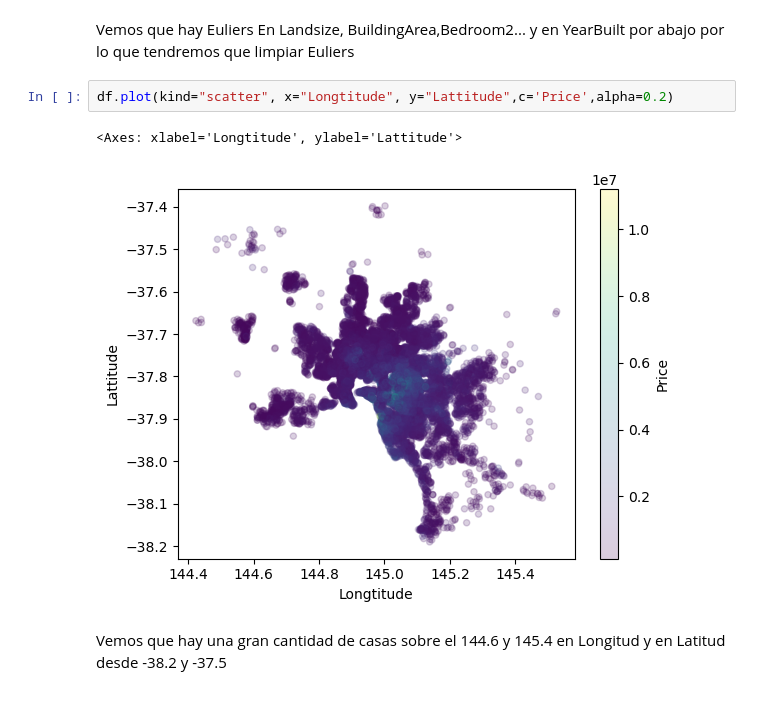
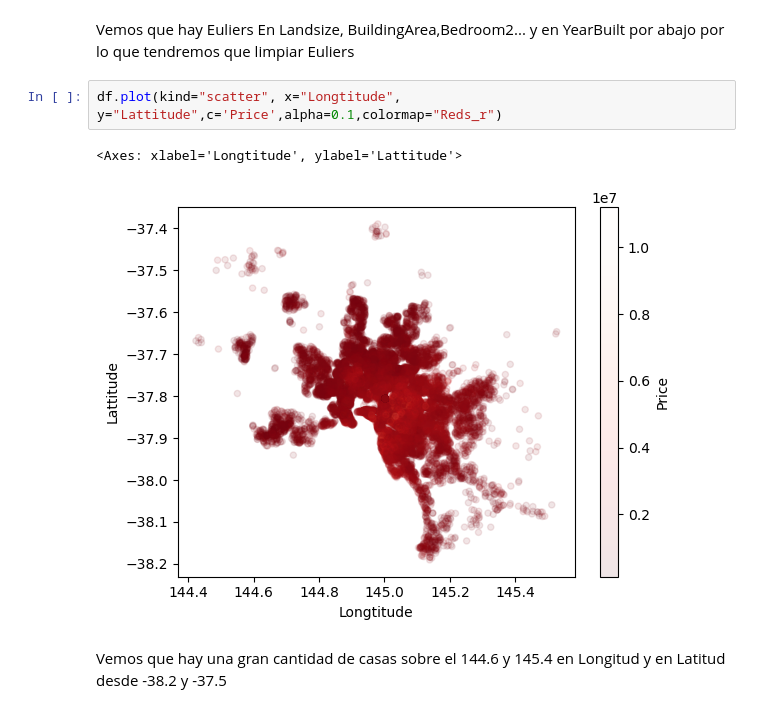
Before and after one commit to diegoguizanlopez/BigDataEIa, a Jupyter notebook: IA/Sistemas_Aprendizaje_Automatico/2-Trimestre/Regresion_Multivariable/Melbourne/melbourne.ipynb, the cells around one changed output. Cells and saved outputs as stored; diff of their text form.

```diff
--- a/IA/Sistemas_Aprendizaje_Automatico/2-Trimestre/Regresion_Multivariable/Melbourne/melbourne.ipynb
+++ b/IA/Sistemas_Aprendizaje_Automatico/2-Trimestre/Regresion_Multivariable/Melbourne/melbourne.ipynb
@@ -135,10 +135,10 @@ plt.show();
 # %% [markdown]
 Vemos que hay Euliers En Landsize, BuildingArea,Bedroom2... y en YearBuilt por abajo por lo que tendremos que limpiar Euliers
 # %%
-df.plot(kind="scatter", x="Longtitude", y="Lattitude",c='Price',alpha=0.2)
+df.plot(kind="scatter", x="Longtitude", y="Lattitude",c='Price',alpha=0.1,colormap="Reds_r")
 # %% [output]
 <Axes: xlabel='Longtitude', ylabel='Lattitude'>
-[figure, old version]
+[figure, new version]
 # %% [markdown]
 Vemos que hay una gran cantidad de casas sobre el 144.6 y 145.4 en Longitud y en Latitud desde -38.2 y -37.5
 # %%
```
Also changed, not shown: parts of 2 cells of this notebook, 5 other files.
